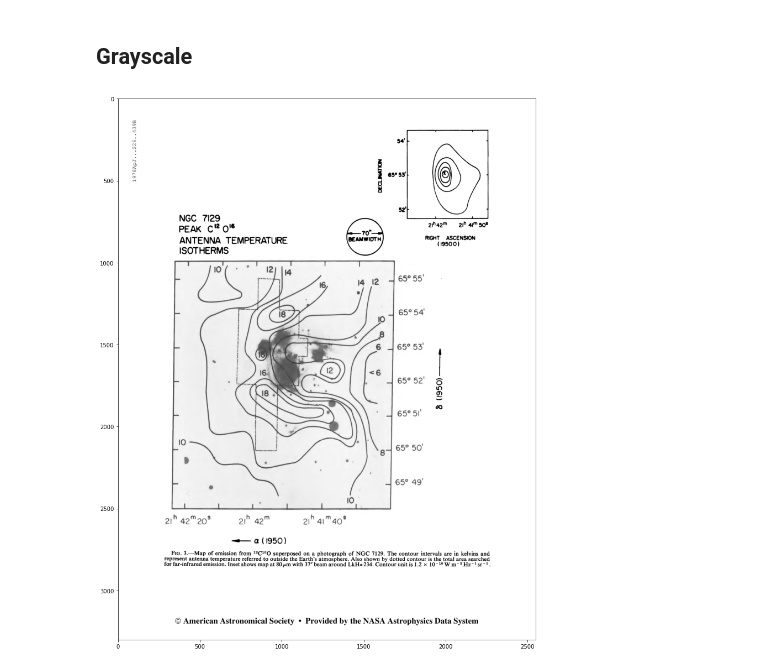
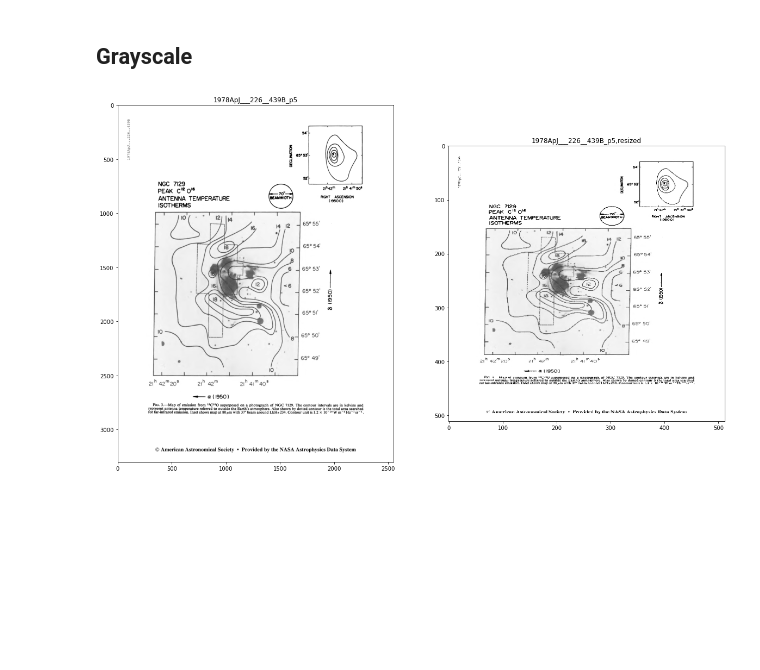
Before and after one commit to ReadingTimeMachine/figure_and_caption_extraction, a Jupyter notebook: explore_features.ipynb, the cells around one changed output. Drawn from its saved outputs; the diff is of its cells as text; code cells hidden in the pictures; blank space fills up the shorter version.

```diff
--- a/explore_features.ipynb
+++ b/explore_features.ipynb
@@ -249,10 +255,19 @@ for token,p,t,d,a,s in zip(doc,pos,tags,deps,is_alpha,is_stop):
 ## Grayscale
 # %%
 imgOrig = img.copy()
-fig,ax=plt.subplots(figsize=(20,18))
+fig,ax=plt.subplots(1,2,figsize=(20,18))
 
-ax.imshow(img, cmap='gray')
+ax[0].imshow(img, cmap='gray')
+ax[0].set_title(fname)
+
+# for YOLO size
+imgGray = cv.resize(np.array(img).astype(np.uint8),
+                    (config.IMAGE_H,config.IMAGE_W),
+                    fx=0, fy=0, interpolation = cv.INTER_NEAREST)
+ax[1].imshow(imgGray,cmap='gray')
+ax[1].set_title(fname+',resized')
+
 
 plt.show()
 # %% [output]
-[figure, old version]
+[figure, new version]
```
Also changed, not shown: parts of 28 cells of this notebook, 2 other files.
